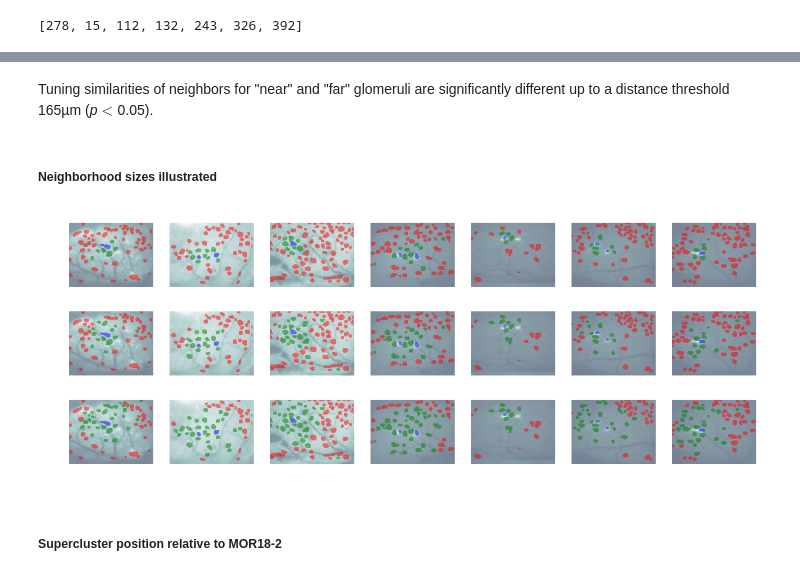
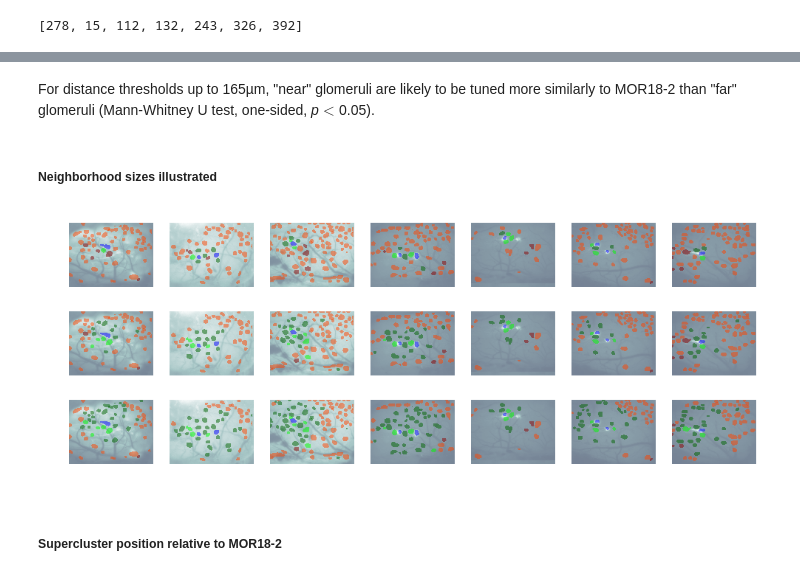
Before and after one commit to Huitzilo/glomcentric_code, a Jupyter notebook: MOB_Fig_tunotopy.ipynb, the cells around one changed output, grey strips where cells are left out. Drawn from its saved outputs; the diff is of its cells as text; code cells hidden in the pictures.

```diff
--- a/MOB_Fig_tunotopy.ipynb
+++ b/MOB_Fig_tunotopy.ipynb
@@ -1117,42 +1122,70 @@ axleg.legend(lns, labs, loc="upper left", frameon=False)
-# %% [markdown]
-Tuning similarities of neighbors for "near" and "far" glomeruli are significantly different up to a distance threshold 165µm (*p*$<$0.05).
+# %% [markdown]
+For distance thresholds up to 165µm, "near" glomeruli are likely to be tuned more similarly to MOR18-2 than "far" glomeruli (Mann-Whitney U test, one-sided, *p*$<$0.05).
 # %%
 savename = os.path.join(toplevelpath, 'glomcentric_code', 'results', 'supplementary_patch_size_MWU.png')
 f.savefig(savename, bbox_inches='tight', dpi=600)
 # %% [markdown]
 ##### Neighborhood sizes illustrated
 # %%
+#To do:
+#    identify glomeruli within similarity path
+#    color those in cluster but not within spatial limit in brgiht red
+#    color those within spatial limit but not in cluster dark green.
+
 def plot_bg(ax, animal, bg_dict):
     bg = bg_dict[animal]
     ax.imshow(bg, interpolation='none', cmap=plt.cm.bone, extent=[0,84,64,0], vmin=-1, vmax=1)
     ax.set_axis_off()
-thres = 0.7
+
+
+# MOR18-2 similarity patch
+patch_clusters = [292, 257, 228, 264]
+patch_idx = []
+for p in patch_clusters:
+    patch_idx.extend(return_all_childs(link,p+link.shape[0]+1))
+patch_mask = np.zeros(ts.num_objects).astype('bool')
+patch_mask[patch_idx] = True
+
+thres = 0.7 # threshold for plotting glomerular modes
 f = plt.figure(figsize=(8,3))
-distances = [100, dist_sig, 250] # show three neighborhood distances
+distances = [70, dist_sig, 250] # show three neighborhood distances
 gs = plt.GridSpec(len(distances),len(animals)) #plot one animal per row
 allgloms = ts_normed.base.shaped2D()
 for j,a in enumerate(animals):
     a_mask = a_mask_dict[a]
     m_mask = np.logical_and(a_mask, member_mask)
+    p_mask = np.logical_and(a_mask, patch_mask)
     for i,dist in enumerate(distances):
         ax = f.add_subplot(gs[i,j])
         plot_bg(ax, a, bg_dict)
         #plot MOR18-2 gloms
         assert sum(m_mask) == 1
         mor182 = allgloms[m_mask][0]
         ax.contourf(mor182, [thres,1], colors=['b'], alpha=0.5)
         mor_dists = spatial_distmat[m_mask,:][0]
         near_mask = mor_dists <= dist
         near_mask[m_mask] = False
         near_mask = np.logical_and(near_mask,a_mask)
         far_mask = mor_dists > dist
         far_mask = np.logical_and(far_mask,a_mask)
-        for nm in np.nonzero(near_mask)[0]:
-            ax.contourf(allgloms[nm,:,:], [thres,1], colors=['g'], alpha=0.5)
-        for fm in np.nonzero(far_mask)[0]:
-            ax.contourf(allgloms[fm,:,:], [thres,1], colors=['r'], alpha=0.5)
+#            for nm in np.nonzero(near_mask)[0]:
+#                ax.contourf(allgloms[nm,:,:], [thres,1], colors=['g'], alpha=0.5)
+#            for fm in np.nonzero(far_mask)[0]:
+#                ax.contourf(allgloms[fm,:,:], [thres,1], colors=['r'], alpha=0.5)
+        near_patch_mask = np.logical_and(near_mask,p_mask)
+        near_non_patch_mask = np.logical_and(near_mask,np.logical_not(p_mask))
+        far_patch_mask = np.logical_and(far_mask,p_mask)
+        far_non_patch_mask = np.logical_and(far_mask,np.logical_not(p_mask))
+        for nm in np.nonzero(near_patch_mask)[0]:
+            ax.contourf(allgloms[nm,:,:], [thres,1], colors=['lime'], alpha=0.5)
+        for nm in np.nonzero(near_non_patch_mask)[0]:
+            ax.contourf(allgloms[nm,:,:], [thres,1], colors=['darkgreen'], alpha=0.5)
+        for fm in np.nonzero(far_non_patch_mask)[0]:
+            ax.contourf(allgloms[fm,:,:], [thres,1], colors=['orangered'], alpha=0.5)
+        for fm in np.nonzero(far_patch_mask)[0]:
+            ax.contourf(allgloms[fm,:,:], [thres,1], colors=['darkred'], alpha=0.5)
 # %% [output]
-[figure, old version]
+[figure, new version]
 # %% [markdown]
 ##### Supercluster position relative to MOR18-2
 # %%
```
Also changed, not shown: parts of 5 cells of this notebook.
